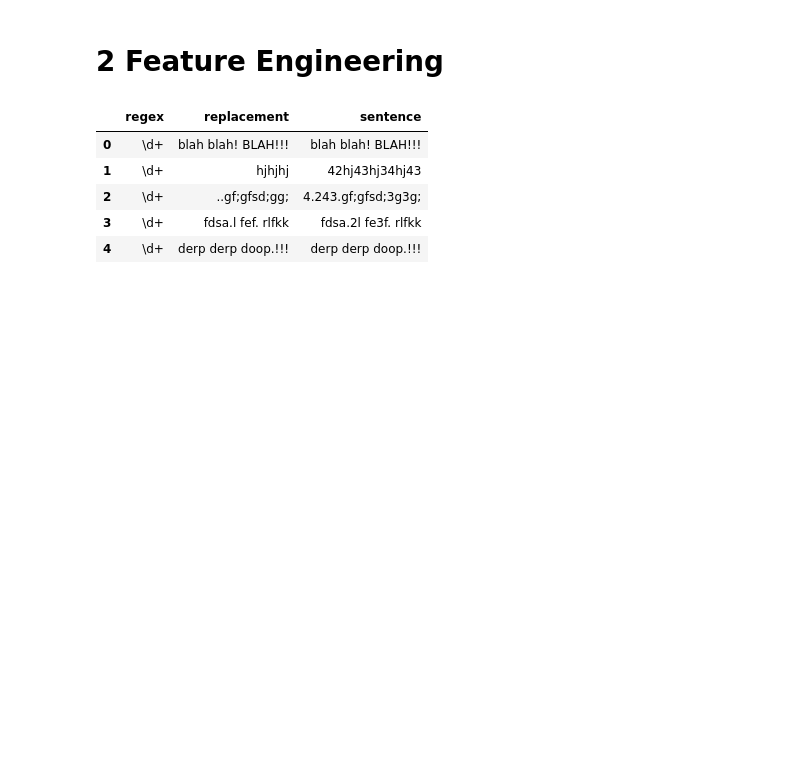
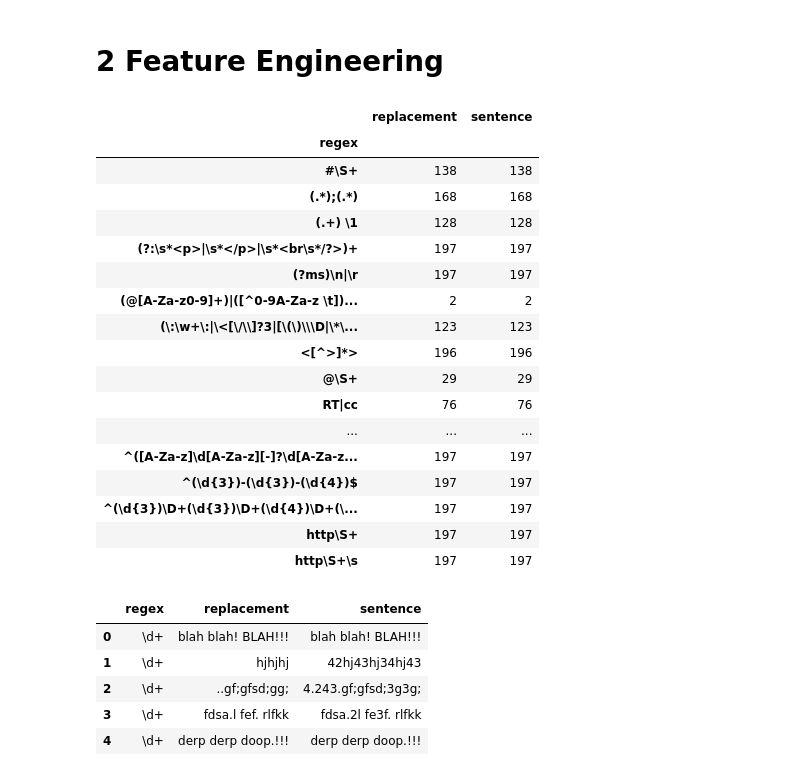
Before and after one commit to stegemang/Regexterminator, a Jupyter notebook: regexterminator.ipynb, the cells around one changed output. Drawn from its saved outputs; the diff is of its cells as text; code cells hidden in the pictures; blank space fills up the shorter version.

```diff
--- a/regexterminator.ipynb
+++ b/regexterminator.ipynb
@@ -84,12 +85,14 @@ sample_regex_patterns = [r'\d+',
                          r'[0-9]',
                         ]
 # %%
-sample_regex_patterns = [r'\d+',
+sample_regex_patterns = [
+    r'\d+',
     r'[a-z]',
     r'[A-Z]',
     r'\s',
     r'[^A-Za-z0-9]',
     r'[0-9]',
+    r'http\S+',
     r'(.*);(.*)',
     r'^(\d{3})-(\d{3})-(\d{4})$',
     r'^(\d{3})\D+(\d{3})\D+(\d{4})\D+(\d+)$',
@@ -108,6 +111,20 @@ sample_regex_patterns = [r'\d+',
     r'\w',
     r'\n|\r',
     r'(?ms)\n|\r',
+    r'^([A-Za-z]\d[A-Za-z][-]?\d[A-Za-z]\d)',
+    r'[:]{1}[-~+o]?[)&gt;]+',
+    r'(\:\w+\:|\<[\/\\]?3|[\(\)\\\D|\*\$][\-\^]?[\:\;\=]|[\:\;\=B8][\-\^]?[3DOPp\@\$\*\\\)\(\/\|])(?=\s|[\!\.\?]|$)',
+    r'<[^>]*>',
+    r'\xA9',
+    r'(@[A-Za-z0-9]+)|([^0-9A-Za-z \t])|(\w+:\/\/\S+)',
+    r'@\S+',
+    r'#\S+',
+    r'^\d+',
+    r'^[a-z]',
+    r'^[A-Z]',
+    r'^\s',
+    r"^[^A-Za-z0-9]",
+    r'^[0-9]'
                         ]
 # %%
 #Create dictionary to reference regex pattern classes
@@ -152,3 +169,8 @@ df = pd.read_csv(path + '1377191648_sentiment_nuclear_power.csv', encoding = "IS
 
 #Only really care about tweet_text column
 start_sentences = start_sentences + df.tweet_text.tolist()
+# %%
+# Add in 100 sample tweets from twitter100k dataset:
+tweetlines = open(path + "tweet_samples.txt").read().splitlines()
+
+start_sentences = start_sentences + tweetlines
@@ -176,3 +214,32 @@ for regex in sample_regex_patterns:
         }
 
         start_regexed_end = start_regexed_end.append(d, ignore_index=True)
+# %%
+# How much was changed/affected by regex's?
+
+'''
+1. Find if difference between start_regexed_end.sentence & start_regexed_end.replacement
+2. Group by 'regex'
+'''
+
+#print(start_regexed_end.groupby(['regex']).sum(start_regexed_end['sentence'] != start_regexed_end['replacement']))
+start_regexed_end[start_regexed_end.sentence == start_regexed_end.replacement].groupby('regex').count()
+# %% [output]
+|  | replacement | sentence |
+| regex |  |  |
+| #\S+ | 138 | 138 |
+| (.*);(.*) | 168 | 168 |
+| (.+) \1 | 128 | 128 |
+| (?:\s*<p>|\s*</p>|\s*<br\s*/?>)+ | 197 | 197 |
+| (?ms)\n|\r | 197 | 197 |
+| (@[A-Za-z0-9]+)|([^0-9A-Za-z \t])... | 2 | 2 |
+| (\:\w+\:|\<[\/\\]?3|[\(\)\\\D|\*\... | 123 | 123 |
+| <[^>]*> | 196 | 196 |
+| @\S+ | 29 | 29 |
+| RT|cc | 76 | 76 |
+| ... | ... | ... |
+| ^([A-Za-z]\d[A-Za-z][-]?\d[A-Za-z... | 197 | 197 |
+| ^(\d{3})-(\d{3})-(\d{4})$ | 197 | 197 |
+| ^(\d{3})\D+(\d{3})\D+(\d{4})\D+(\... | 197 | 197 |
+| http\S+ | 197 | 197 |
+| http\S+\s | 197 | 197 |
```
Also changed, not shown: parts of 3 cells of this notebook, 5 other files.
